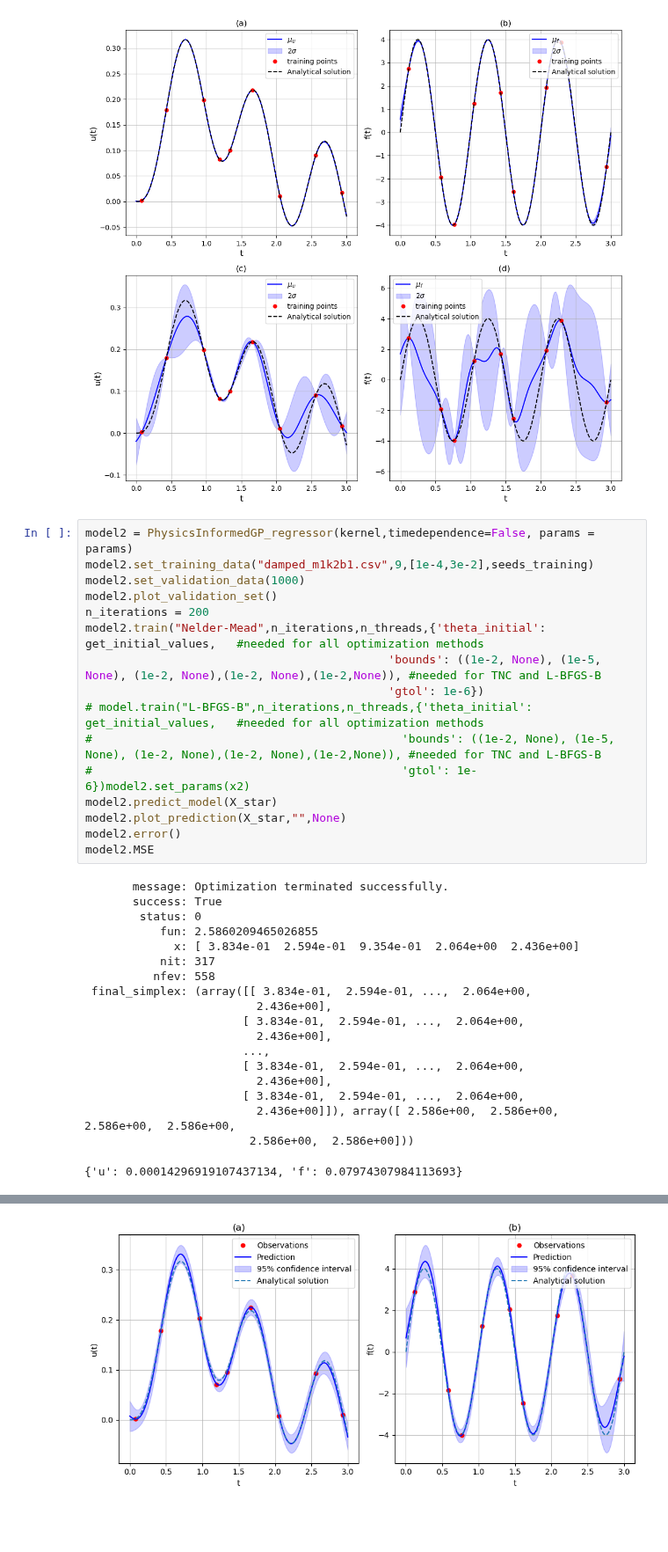
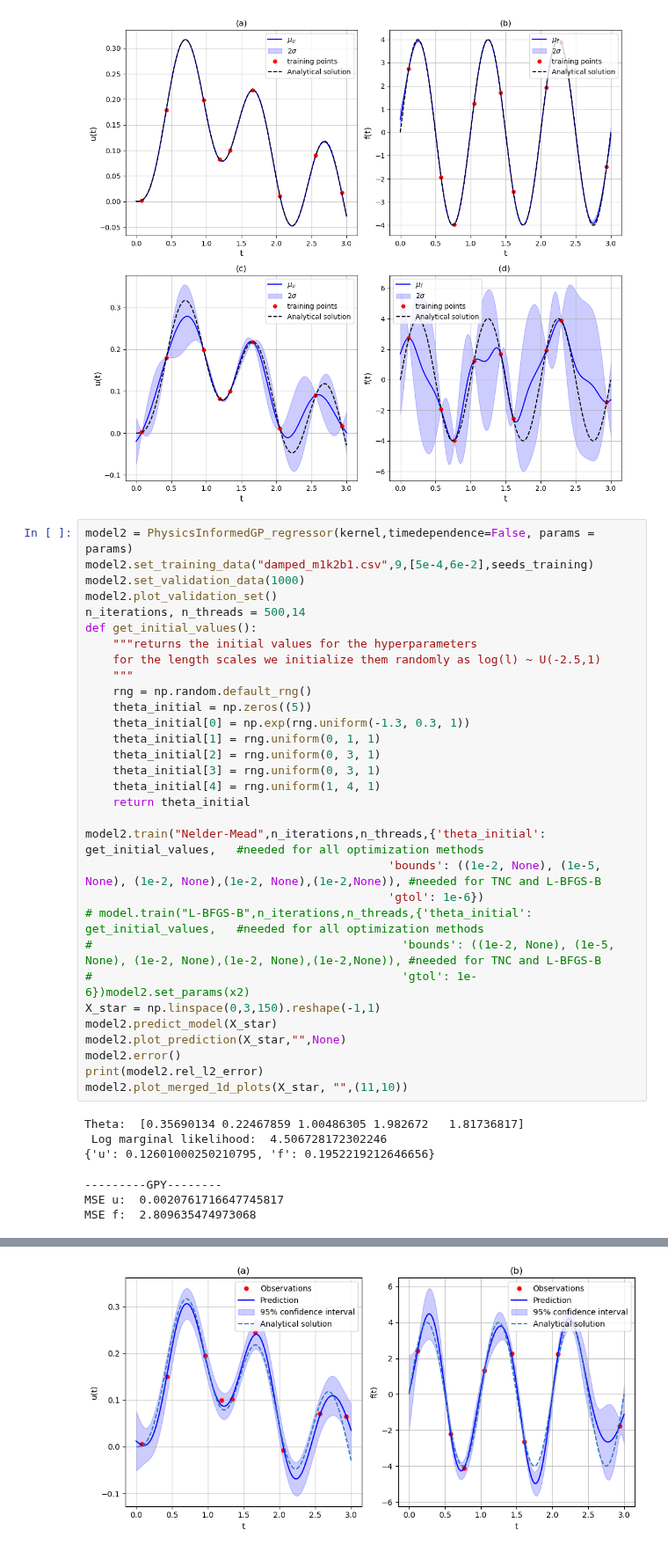
Before and after one commit to TobiLeitgeb/Code_bac, a Jupyter notebook: final_examples/oscillator/oscillator.ipynb, the cells around one changed output, grey strips where cells are left out. Shown at 88% size. Drawn from its saved outputs; the diff is of its cells as text; blank space fills up the shorter version.

```diff
--- a/final_examples/oscillator/oscillator.ipynb
+++ b/final_examples/oscillator/oscillator.ipynb
@@ -89,36 +89,39 @@ MSE f:  2.6924414196064235
 [figure]
 # %%
 model2 = PhysicsInformedGP_regressor(kernel,timedependence=False, params = params)
-model2.set_training_data("damped_m1k2b1.csv",9,[1e-4,3e-2],seeds_training)
+model2.set_training_data("damped_m1k2b1.csv",9,[5e-4,6e-2],seeds_training)
 model2.set_validation_data(1000)
 model2.plot_validation_set()
-n_iterations = 200
+n_iterations, n_threads = 500,14
+def get_initial_values():
+    """returns the initial values for the hyperparameters
+    for the length scales we initialize them randomly as log(l) ~ U(-2.5,1)
+    """
+    rng = np.random.default_rng()
+    theta_initial = np.zeros((5))
+    theta_initial[0] = np.exp(rng.uniform(-1.3, 0.3, 1))
+    theta_initial[1] = rng.uniform(0, 1, 1)
+    theta_initial[2] = rng.uniform(0, 3, 1)
+    theta_initial[3] = rng.uniform(0, 3, 1)
+    theta_initial[4] = rng.uniform(1, 4, 1)
+    return theta_initial
+
 model2.train("Nelder-Mead",n_iterations,n_threads,{'theta_initial': get_initial_values,   #needed for all optimization methods
                                             'bounds': ((1e-2, None), (1e-5, None), (1e-2, None),(1e-2, None),(1e-2,None)), #needed for TNC and L-BFGS-B
                                             'gtol': 1e-6})
 # model.train("L-BFGS-B",n_iterations,n_threads,{'theta_initial': get_initial_values,   #needed for all optimization methods
 #                                             'bounds': ((1e-2, None), (1e-5, None), (1e-2, None),(1e-2, None),(1e-2,None)), #needed for TNC and L-BFGS-B
 #                                             'gtol': 1e-6})model2.set_params(x2)
+X_star = np.linspace(0,3,150).reshape(-1,1)
 model2.predict_model(X_star)
 model2.plot_prediction(X_star,"",None)
 model2.error()
-model2.MSE
+print(model2.rel_l2_error)
+model2.plot_merged_1d_plots(X_star, "",(11,10))
 # %% [output]
-       message: Optimization terminated successfully.
-       success: True
-        status: 0
-           fun: 2.5860209465026855
-             x: [ 3.834e-01  2.594e-01  9.354e-01  2.064e+00  2.436e+00]
-           nit: 317
-          nfev: 558
- final_simplex: (array([[ 3.834e-01,  2.594e-01, ...,  2.064e+00,
-                         2.436e+00],
-                       [ 3.834e-01,  2.594e-01, ...,  2.064e+00,
-                         2.436e+00],
-                       ...,
-                       [ 3.834e-01,  2.594e-01, ...,  2.064e+00,
-                         2.436e+00],
-                       [ 3.834e-01,  2.594e-01, ...,  2.064e+00,
-                         2.436e+00]]), array([ 2.586e+00,  2.586e+00,  2.586e+00,  2.586e+00,
-                        2.586e+00,  2.586e+00]))
+Theta:  [0.35690134 0.22467859 1.00486305 1.982672   1.81736817]
+ Log marginal likelihood:  4.506728172302246
+{'u': 0.12601000250210795, 'f': 0.1952219212646656}
-{'u': 0.00014296919107437134, 'f': 0.07974307984113693}
+---------GPY--------
+MSE u:  0.0020761716647745817
+MSE f:  2.809635474973068
@@ -126 +129 @@ model2.MSE
-[figure, old version]
+[figure, new version]
```
Also changed, not shown: parts of 2 cells of this notebook, 55 other files.
